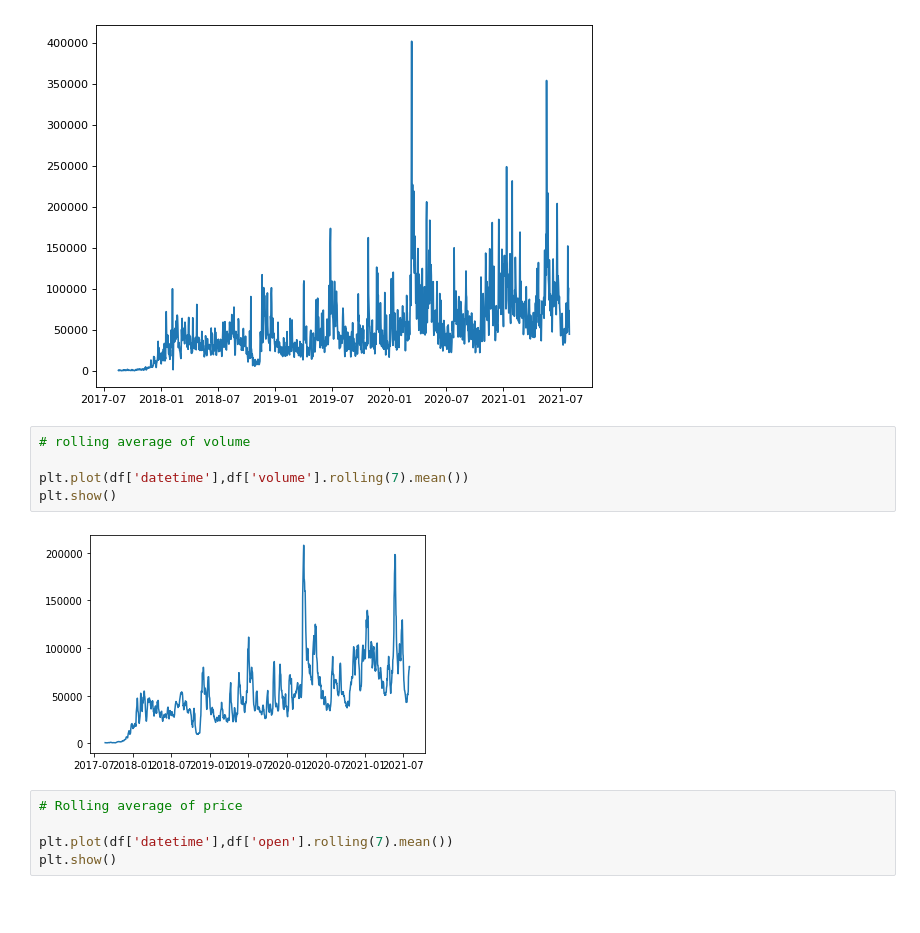
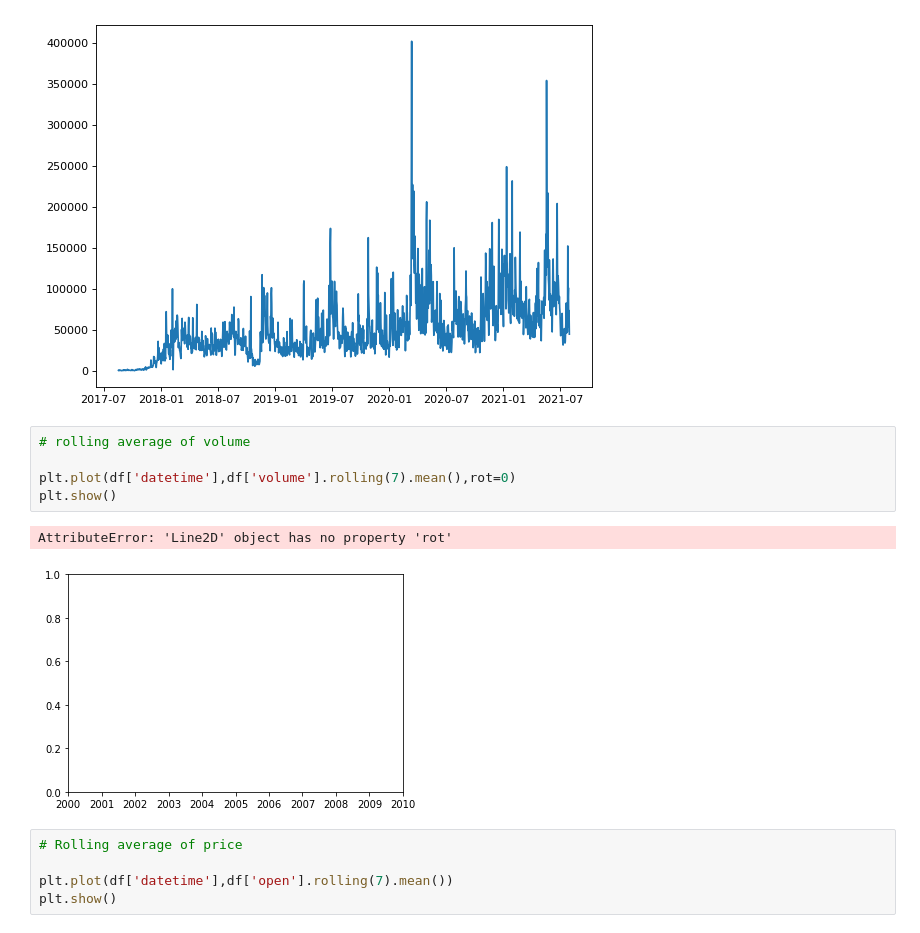
Before and after one commit to zachHFT/Optimal-Cryptocurrency-Trading-Strategies, a Jupyter notebook: EDA Stochastics ML.ipynb, the cells around one changed output. Drawn from its saved outputs; the diff is of its cells as text; blank space fills up the shorter version.

```diff
--- a/EDA Stochastics ML.ipynb
+++ b/EDA Stochastics ML.ipynb
@@ -149,10 +147,11 @@ plt.show()
 # %%
 # rolling average of volume
 
-plt.plot(df['datetime'],df['volume'].rolling(7).mean())
+plt.plot(df['datetime'],df['volume'].rolling(7).mean(),rot=0)
 plt.show()
 # %% [output]
+AttributeError: 'Line2D' object has no property 'rot'
-[figure, old version]
+[figure, new version]
 # %%
 # Rolling average of price
 
```
Also changed, not shown: parts of 1 cell of this notebook, 1 other file.
